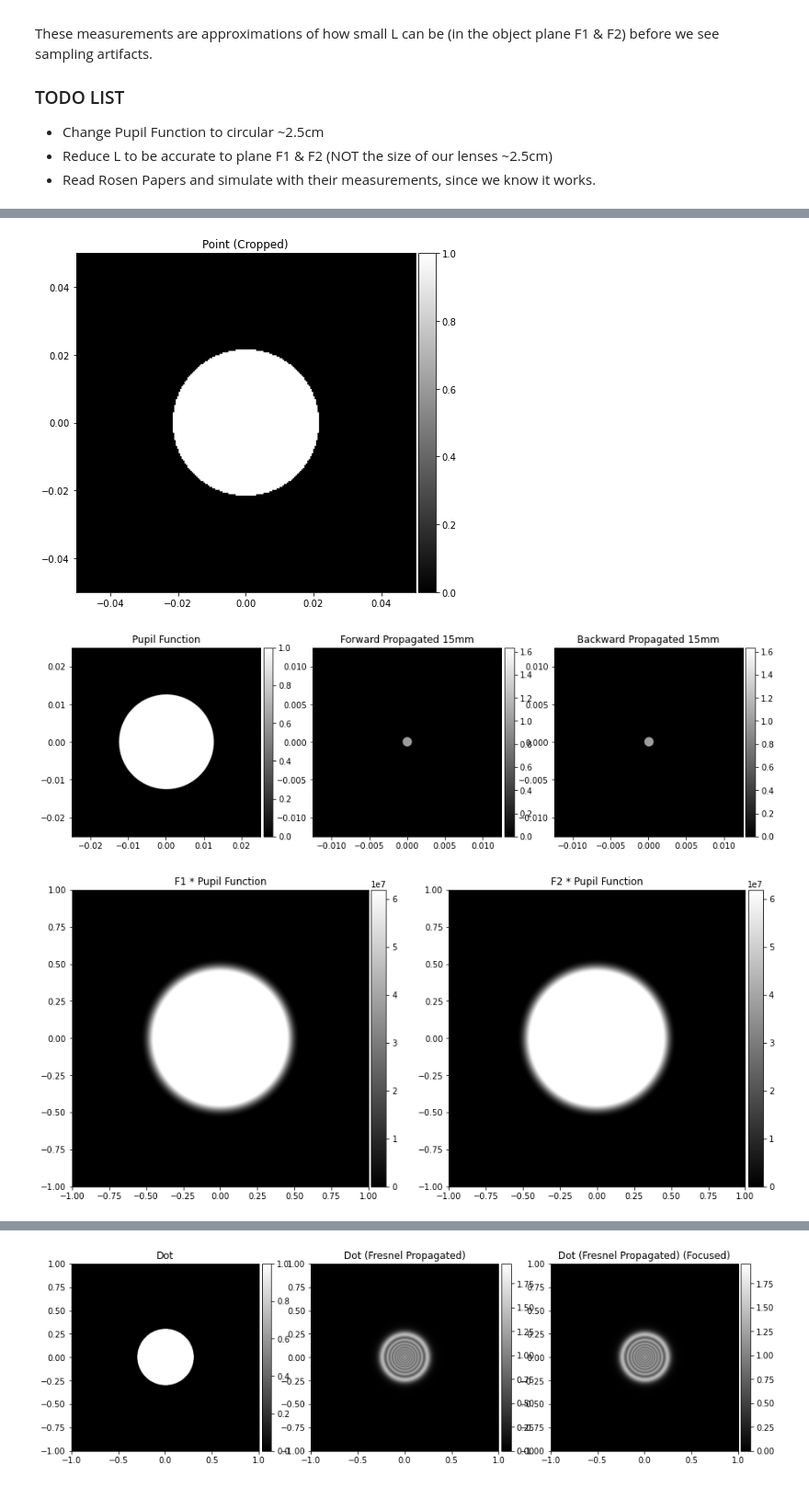
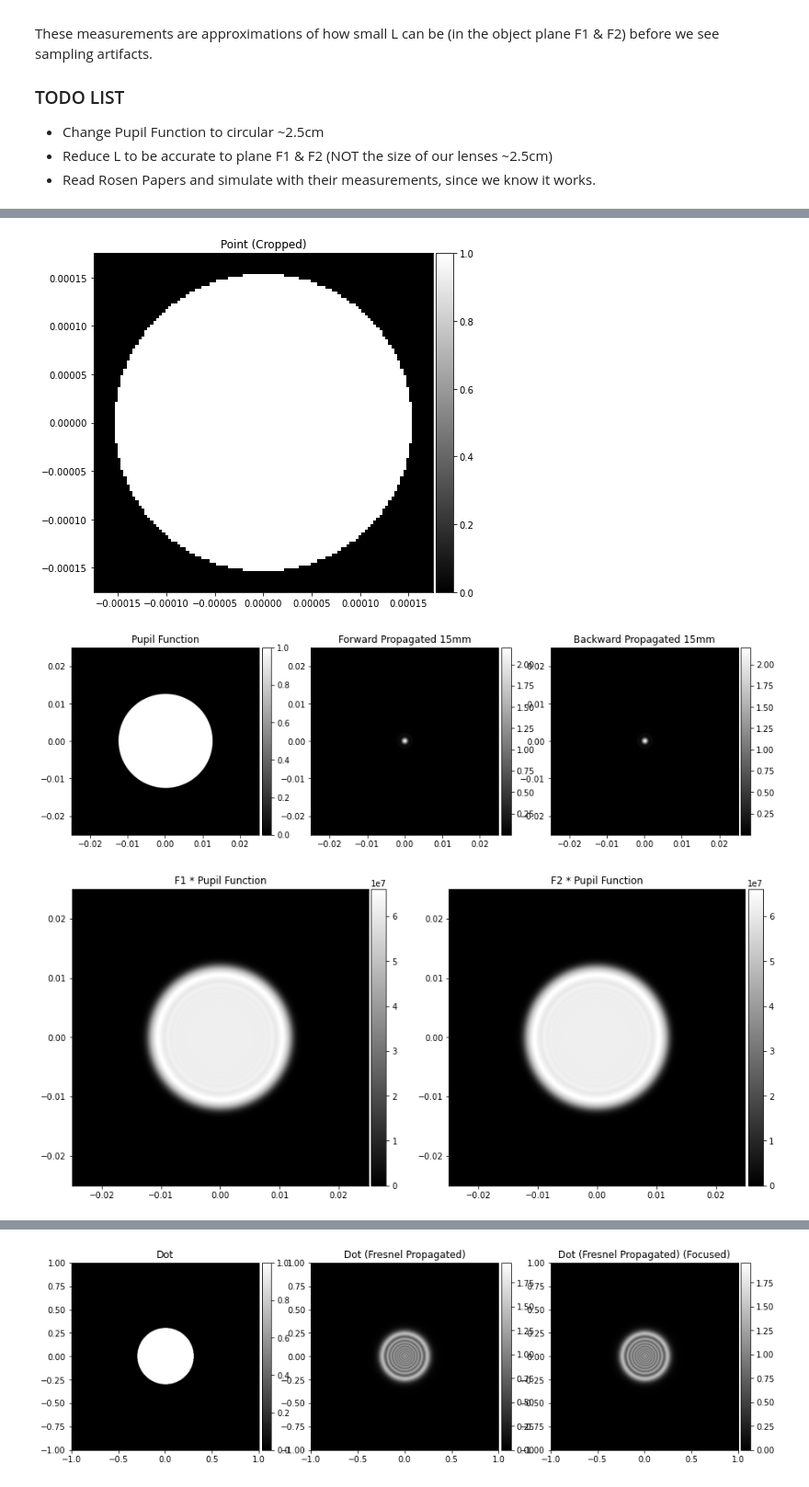
Before and after one commit to cjmcmahon1/FINCH, a Jupyter notebook: bench_sim.ipynb, the cells around one changed output, grey strips where cells are left out. Shown at 92% size. Cells and saved outputs as stored; diff of their text form; code cells hidden in the pictures.

Commit message:
update lengths in propagation functions

```diff
--- a/bench_sim.ipynb
+++ b/bench_sim.ipynb
@@ -86,7 +86,7 @@ class image_plane:
     def zoom(self):
         sample_density = self.image.shape[0]
         midpoint = sample_density // 2
-        buffer = sample_density // 30
+        buffer = sample_density // 40
         line_samples = [midpoint, midpoint + buffer, midpoint - buffer]
         bound = 0
         #iterate over a few lines to reduce chance of overcropping
@@ -106,7 +106,8 @@ class image_plane:
         return image_plane(cropped_im, "{} (Cropped)".format(self.label), length=reduced_length)
 
     def __add__(self, other):
-        return image_plane(self.image + other.image, "{} + {}".format(self.label, other.label))
+        assert(self.length == other.length)
+        return image_plane(self.image + other.image, "{} + {}".format(self.label, other.label), self.length)
 
 #Plotting Functions
 def plot_images(im_list, bounds="auto"):
@@ -181,14 +182,15 @@ def OTF(U1, L, zxp, wxp, wavelength=1., label=None):
     OTF_result = abs(OTF_result / OTF_result[0,0]) #normalization condition CFO 7.25 (Goodman p138)
     #set a default label if none specified
     label = "{} (OTF)".format(U1.label) if label is None else label
-    return image_plane(OTF_result, label)
+    return image_plane(OTF_result, label, U1.length)
 
 def convolution(U1, U2, label=None):
+    assert(U1.length == U2.length)
     G1 = fft.fft2(fft.fftshift(U1.image))
     G2 = fft.fft2(fft.fftshift(U2.image))
     result = fft.ifftshift(fft.ifft2(G1*G2))
     label = "{}*{}".format(U1.label, U2.label) if label is None else label
-    return image_plane(result, label)
+    return image_plane(result, label, U1.length)
 
 def incoherent_image(U1, L, zxp, wxp, wavelength=1., label=None):
     #simulate an incoherent image based on input image
@@ -203,7 +205,7 @@ def incoherent_image(U1, L, zxp, wxp, wavelength=1., label=None):
     Ii *= (Ii > 0) #set negative parts to zero
     #set a default label if none specified
     label = "{} (Incoherent Image)".format(U1.label) if label is None else label
-    return image_plane(np.sqrt(Ii), label)
+    return image_plane(np.sqrt(Ii), label, U1.length)
 # %%
 #Gaussian Beam in 2D
 dist = np.array(np.meshgrid(np.linspace(-1, 1, 500), np.linspace(-1, 1, 500)))
@@ -320,45 +322,44 @@ brooker_bench.default_plot()
 # %%
-
-point = image_plane(circ(point_distribution(2000), 0.05), "Point")
+point = image_plane(circ(point_distribution(2000), 0.05), "Point", length = 5e-2)
 point.zoom().plot()
 #We propagate a constant instead of a dot here for testing purposes. It may be easier to see interference this way.
 #generate images F1 and F2. This is done by fresnel propagating a point a displacement d forwards and backwards
-p_forward  = fresnel_TF_prop(point, bench_measurements["L"],
+p_forward  = fresnel_TF_prop(point, bench_measurements["length"],
                              bench_measurements["displacement"],
                              wavelength=bench_measurements["wavelength"],
                              label="Forward Propagated 15mm")
-p_backward = fresnel_TF_prop(point, bench_measurements["L"],
+p_backward = fresnel_TF_prop(point, bench_measurements["length"],
                              -1*bench_measurements["displacement"],
                              wavelength=bench_measurements["wavelength"],
                              label="Backward Propagated 15mm")
-inc_p_forward  = incoherent_image(p_forward, bench_measurements["L"],
-                        bench_measurements["z_total"]-bench_measurements["displacement"],
+inc_p_forward  = incoherent_image(p_forward, bench_measurements["length"],
+                        bench_measurements["z"]-bench_measurements["displacement"],
                         bench_measurements["wxp"], wavelength=bench_measurements["wavelength"],
                         label="Forward Incoherent Image")
-inc_p_backward = incoherent_image(p_backward, bench_measurements["L"],
-                        bench_measurements["z_total"]+bench_measurements["displacement"],
+inc_p_backward = incoherent_image(p_backward, bench_measurements["length"],
+                        bench_measurements["z"]+bench_measurements["displacement"],
                         bench_measurements["wxp"], wavelength=bench_measurements["wavelength"],
                         label="Backward Incoherent Image")
 
 #assume a circular pupil function of diameter 2.5cm
 pupil = image_plane(pupil_func(point_distribution(2000), 0.5), label="Pupil Function", length=5e-2)
 
 #our image should then just be the convolution of the pupil function with the object plane F1 and F2
 f1_im = convolution(p_forward, pupil, label = "F1 * Pupil Function")
 f2_im = convolution(p_backward, pupil, label = "F2 * Pupil Function")
 interference = f1_im + f2_im
 #plot
 plot_images([pupil, p_forward, p_backward])
 plot_images([f1_im, f2_im])
 interference.plot()
 
 # psf = image_plane((inc_p_forward + inc_p_backward).image, "Point Spread Function")
 # #cv = convolution(psf, const, label = "Constant * PSF")
 # plot_images([p_forward.zoom(), p_backward.zoom()])
 # plot_images([inc_p_forward.zoom(), inc_p_backward.zoom()])
 # psf.zoom().plot()
 # #plot_images([psf, cv])
 # %% [output]
-[figure, old version]
+[figure, new version]
-[figure, old version]
+[figure, new version]
-[figure, old version]
+[figure, new version]
```
Also changed, not shown: parts of 3 cells of this notebook.
